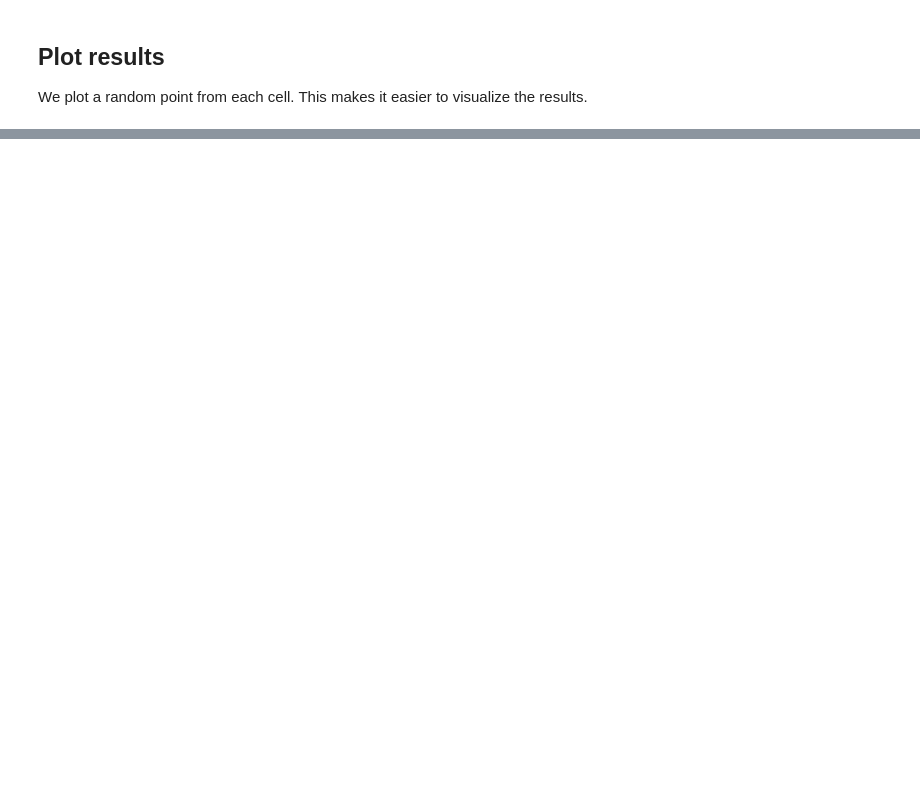
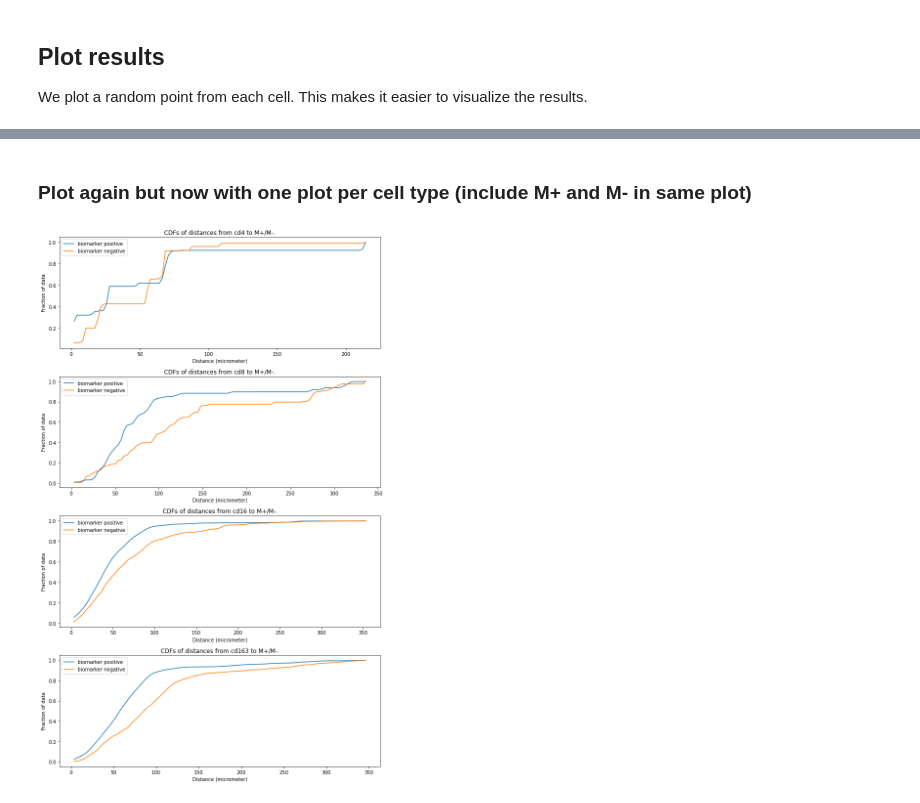
Before and after one commit to kaczmarj/tumor-microenvironment-analysis, a Jupyter notebook: example.ipynb, the cells around one changed output, grey strips where cells are left out. Drawn from its saved outputs; the diff is of its cells as text; code cells hidden in the pictures; blank space fills up the shorter version.

```diff
--- a/example.ipynb
+++ b/example.ipynb
@@ -95,0 +170,24 @@ plt.show()
+# %% [markdown]
+### Plot again but now with one plot per cell type (include M+ and M- in same plot)
+# %%
+def plot_cdfs_per_celltype(cdf_pos, cdf_neg, bins, cell_type, ax):
+    ax.plot(bins[1:], cdf_pos, label="biomarker positive")
+    ax.plot(bins[1:], cdf_neg, label="biomarker negative")
+    ax.legend()
+    ax.set_xlabel("Distance (micrometer)")
+    ax.set_ylabel("Fraction of data")
+    ax.set_title(f"CDFs of distances from {cell_type} to M+/M-.")
+    return ax
+
+fig, axes = plt.subplots(nrows=4, ncols=1, figsize=(10, 16))
+cell_types = ["cd4", "cd8", "cd16", "cd163"]
+for i, cell_type in enumerate(cell_types):
+    _tmp_df = df.query(f"cell_type=='{cell_type}'")
+    _, cdf_neg, bins = get_pdf_and_cdf(_tmp_df.loc[:, "dist_to_marker_neg"] * 0.34622)
+    _, cdf_pos, bins = get_pdf_and_cdf(_tmp_df.loc[:, "dist_to_marker_pos"] * 0.34622)
+    plot_cdfs_per_celltype(
+        cdf_pos=cdf_pos, cdf_neg=cdf_neg, bins=bins, cell_type=cell_type, ax=axes[i])
+
+fig.tight_layout()
+# %% [output]
+[figure, added]
```
Also changed, not shown: parts of 13 cells of this notebook.
